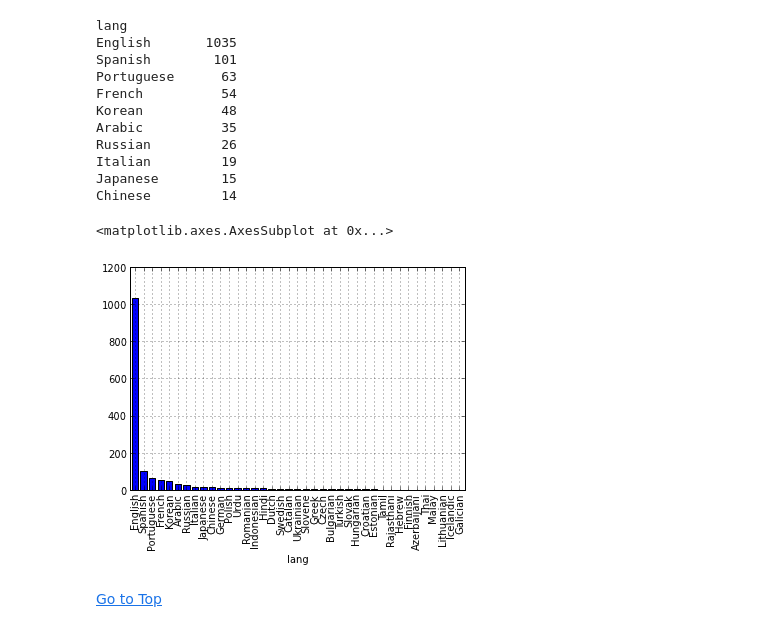
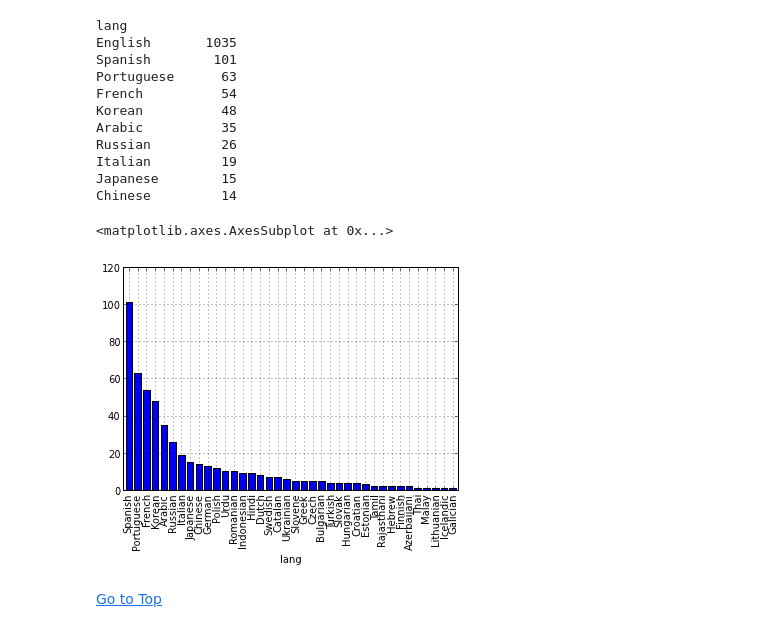
Before and after one commit to 96chan/All_about_TED_and_TEDx, a Jupyter notebook: All About TEDx.ipynb, the cells around one changed output. Cells and saved outputs as stored; diff of their text form; code cells hidden in the pictures.

```diff
--- a/All About TEDx.ipynb
+++ b/All About TEDx.ipynb
@@ -363,10 +368,11 @@ Italian         19
 Japanese        15
 Chinese         14
 # %%
-tedx_df.groupby('lang').event.nunique().order(ascending=False).plot(kind="bar")
+tmp_tedx_df = tedx_df[tedx_df.lang!='English'].copy()
+tmp_tedx_df.groupby('lang').event.nunique().order(ascending=False).plot(kind="bar")
 # %% [output]
 <matplotlib.axes.AxesSubplot at 0x...>
-[figure, old version]
+[figure, new version]
 # %% [markdown]
 <span id="stat2"></span>
 <a href="#outline">Go to Top</a>
```
Also changed, not shown: parts of 4 cells of this notebook.
